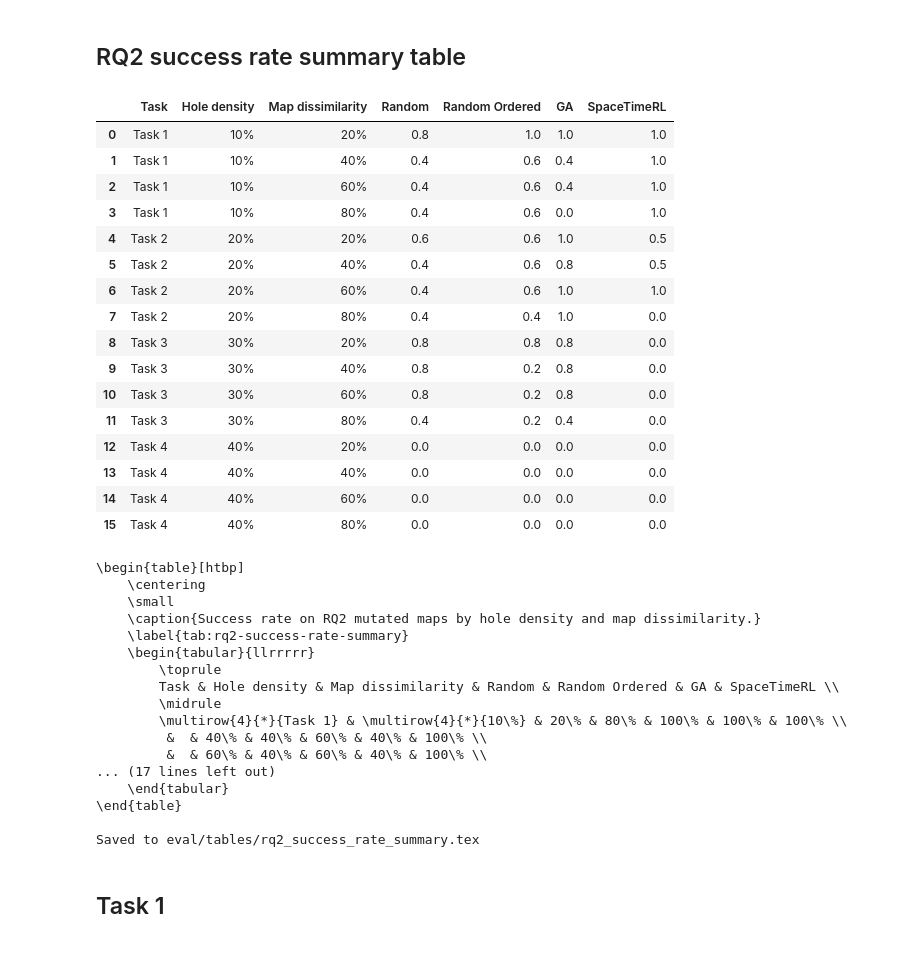
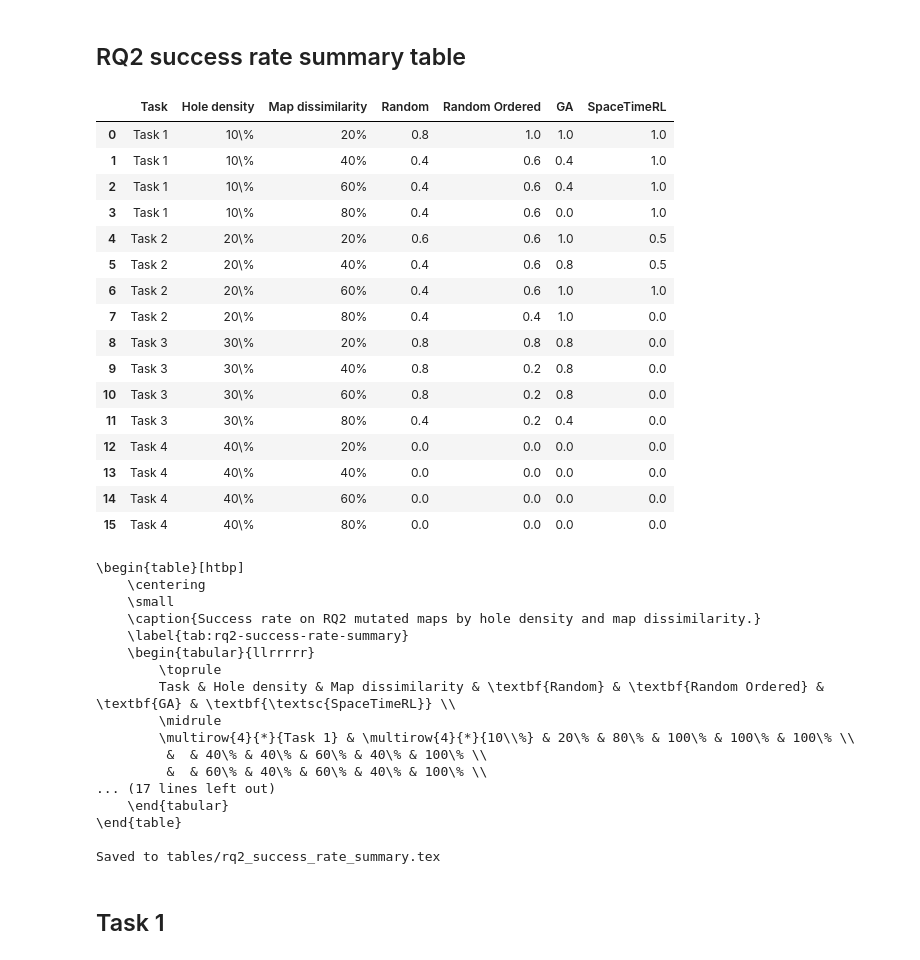
Before and after one commit to jbdoderlein/RLEditor, a Jupyter notebook: eval/training_report_cumulative_reward.ipynb, the cells around one changed output. Saved outputs shown, nothing was run; the diff lists cells and outputs as text; code cells hidden in the pictures.

```diff
--- a/eval/training_report_cumulative_reward.ipynb
+++ b/eval/training_report_cumulative_reward.ipynb
@@ -13,12 +13,26 @@ SAVE_PATH = Path("figures")
 SAVE_PATH.mkdir(parents=True, exist_ok=True)
 
 METHOD_NAMES = ["Random", "Random Ordered", "GA", "SpaceTimeRL"]
+METHOD_LATEX_LABELS = {
+    "Random": r"\textbf{Random}",
+    "Random Ordered": r"\textbf{Random Ordered}",
+    "GA": r"\textbf{GA}",
+    "SpaceTimeRL": r"\textbf{\textsc{SpaceTimeRL}}",
+}
+
+
+def method_label(method_name: str) -> str:
+    return METHOD_LATEX_LABELS.get(method_name, method_name)
+
+
+def method_labels(method_names: list[str] = METHOD_NAMES) -> list[str]:
+    return [method_label(method_name) for method_name in method_names]
 TASK_IDS = ["task1", "task2", "task3", "task4"]
 TASK_HOLE_DENSITY = {
-    "task1": "10%",
-    "task2": "20%",
-    "task3": "30%",
-    "task4": "40%",
+    "task1": "10\%",
+    "task2": "20\%",
+    "task3": "30\%",
+    "task4": "40\%",
 }
 TASK_REPORTS = {
     task_id: [
@@ -377,16 +405,18 @@ def plot_rq2_success_rates(
 
     first_ax = axes.flat[0]
     x_ticks = sorted(df["dissimilarity"].unique())
-    palette = dict(zip(METHOD_NAMES, sns.color_palette(n_colors=len(METHOD_NAMES))))
+    palette = dict(zip(method_labels(METHOD_NAMES), sns.color_palette(n_colors=len(METHOD_NAMES))))
 
     for ax, task_id in zip(axes.flat, task_ids):
-        task_df = df[df["task_id"] == task_id]
+        task_df = df[df["task_id"] == task_id].assign(
+            method_label=lambda frame: frame["method"].map(method_label)
+        )
         sns.lineplot(
             data=task_df,
             x="dissimilarity",
             y="success_rate",
-            hue="method",
-            hue_order=METHOD_NAMES,
+            hue="method_label",
+            hue_order=method_labels(METHOD_NAMES),
             palette=palette,
             marker="o",
             dashes=False,
@@ -434,7 +464,7 @@ display(rq2_success_rate_df)
 # %% [markdown]
 ## RQ2 success rate summary table
 # %%
-TABLE_PATH = Path("eval") / "tables"
+TABLE_PATH = Path("tables")
 TABLE_PATH.mkdir(parents=True, exist_ok=True)
 
 
@@ -484,7 +514,7 @@ def rq2_success_rate_summary_to_latex(df: pd.DataFrame) -> str:
         r"    \label{tab:rq2-success-rate-summary}",
         r"    \begin{tabular}{llrrrrr}",
         r"        \toprule",
-        r"        Task & Hole density & Map dissimilarity & Random & Random Ordered & GA & SpaceTimeRL \\",
+        "        Task & Hole density & Map dissimilarity & " + " & ".join(method_labels()) + r" \\",
         r"        \midrule",
     ]
 
@@ -501,49 +531,49 @@ def rq2_success_rate_summary_to_latex(df: pd.DataFrame) -> str:
 
             values = [
                 task_cell,
                 density_cell,
                 str(row["Map dissimilarity"]).replace("%", r"\%"),
                 *(format_latex_percent(row[method_name]) for method_name in METHOD_NAMES),
             ]
             lines.append("        " + " & ".join(values) + r" \\")
 
         if group_index != len(grouped) - 1:
             lines.append(r"        \midrule")
 
     lines.extend([
         r"        \bottomrule",
         r"    \end{tabular}",
         r"\end{table}",
     ])
     return "\n".join(lines)
 
 
 rq2_success_rate_summary_df = rq2_success_rate_summary()
 rq2_success_rate_summary_latex = rq2_success_rate_summary_to_latex(rq2_success_rate_summary_df)
 rq2_success_rate_summary_latex_path = TABLE_PATH / "rq2_success_rate_summary.tex"
 rq2_success_rate_summary_latex_path.write_text(rq2_success_rate_summary_latex + "\n", encoding="utf-8")
 
 display(rq2_success_rate_summary_df)
 print(rq2_success_rate_summary_latex)
 print(f"\nSaved to {rq2_success_rate_summary_latex_path}")
 # %% [output]
 |  | Task | Hole density | Map dissimilarity | Random | Random Ordered | GA | SpaceTimeRL |
-| 0 | Task 1 | 10% | 20% | 0.8 | 1.0 | 1.0 | 1.0 |
-| 1 | Task 1 | 10% | 40% | 0.4 | 0.6 | 0.4 | 1.0 |
-| 2 | Task 1 | 10% | 60% | 0.4 | 0.6 | 0.4 | 1.0 |
-| 3 | Task 1 | 10% | 80% | 0.4 | 0.6 | 0.0 | 1.0 |
-| 4 | Task 2 | 20% | 20% | 0.6 | 0.6 | 1.0 | 0.5 |
-| 5 | Task 2 | 20% | 40% | 0.4 | 0.6 | 0.8 | 0.5 |
-| 6 | Task 2 | 20% | 60% | 0.4 | 0.6 | 1.0 | 1.0 |
-| 7 | Task 2 | 20% | 80% | 0.4 | 0.4 | 1.0 | 0.0 |
-| 8 | Task 3 | 30% | 20% | 0.8 | 0.8 | 0.8 | 0.0 |
-| 9 | Task 3 | 30% | 40% | 0.8 | 0.2 | 0.8 | 0.0 |
-| 10 | Task 3 | 30% | 60% | 0.8 | 0.2 | 0.8 | 0.0 |
-| 11 | Task 3 | 30% | 80% | 0.4 | 0.2 | 0.4 | 0.0 |
-| 12 | Task 4 | 40% | 20% | 0.0 | 0.0 | 0.0 | 0.0 |
-| 13 | Task 4 | 40% | 40% | 0.0 | 0.0 | 0.0 | 0.0 |
-| 14 | Task 4 | 40% | 60% | 0.0 | 0.0 | 0.0 | 0.0 |
-| 15 | Task 4 | 40% | 80% | 0.0 | 0.0 | 0.0 | 0.0 |
+| 0 | Task 1 | 10\% | 20% | 0.8 | 1.0 | 1.0 | 1.0 |
+| 1 | Task 1 | 10\% | 40% | 0.4 | 0.6 | 0.4 | 1.0 |
+| 2 | Task 1 | 10\% | 60% | 0.4 | 0.6 | 0.4 | 1.0 |
+| 3 | Task 1 | 10\% | 80% | 0.4 | 0.6 | 0.0 | 1.0 |
+| 4 | Task 2 | 20\% | 20% | 0.6 | 0.6 | 1.0 | 0.5 |
+| 5 | Task 2 | 20\% | 40% | 0.4 | 0.6 | 0.8 | 0.5 |
+| 6 | Task 2 | 20\% | 60% | 0.4 | 0.6 | 1.0 | 1.0 |
+| 7 | Task 2 | 20\% | 80% | 0.4 | 0.4 | 1.0 | 0.0 |
+| 8 | Task 3 | 30\% | 20% | 0.8 | 0.8 | 0.8 | 0.0 |
+| 9 | Task 3 | 30\% | 40% | 0.8 | 0.2 | 0.8 | 0.0 |
+| 10 | Task 3 | 30\% | 60% | 0.8 | 0.2 | 0.8 | 0.0 |
+| 11 | Task 3 | 30\% | 80% | 0.4 | 0.2 | 0.4 | 0.0 |
+| 12 | Task 4 | 40\% | 20% | 0.0 | 0.0 | 0.0 | 0.0 |
+| 13 | Task 4 | 40\% | 40% | 0.0 | 0.0 | 0.0 | 0.0 |
+| 14 | Task 4 | 40\% | 60% | 0.0 | 0.0 | 0.0 | 0.0 |
+| 15 | Task 4 | 40\% | 80% | 0.0 | 0.0 | 0.0 | 0.0 |
 \begin{table}[htbp]
     \centering
     \small
@@ -551,16 +581,16 @@ print(f"\nSaved to {rq2_success_rate_summary_latex_path}")
     \label{tab:rq2-success-rate-summary}
     \begin{tabular}{llrrrrr}
         \toprule
-        Task & Hole density & Map dissimilarity & Random & Random Ordered & GA & SpaceTimeRL \\
+        Task & Hole density & Map dissimilarity & \textbf{Random} & \textbf{Random Ordered} & \textbf{GA} & \textbf{\textsc{SpaceTimeRL}} \\
         \midrule
-        \multirow{4}{*}{Task 1} & \multirow{4}{*}{10\%} & 20\% & 80\% & 100\% & 100\% & 100\% \\
+        \multirow{4}{*}{Task 1} & \multirow{4}{*}{10\\%} & 20\% & 80\% & 100\% & 100\% & 100\% \\
          &  & 40\% & 40\% & 60\% & 40\% & 100\% \\
          &  & 60\% & 40\% & 60\% & 40\% & 100\% \\
 ... (17 lines left out)
     \end{tabular}
 \end{table}
 
-Saved to eval/tables/rq2_success_rate_summary.tex
+Saved to tables/rq2_success_rate_summary.tex
 # %% [markdown]
 ## Task 1
 # %%
```
Also changed, not shown: parts of 13 cells of this notebook, 17 other files.
